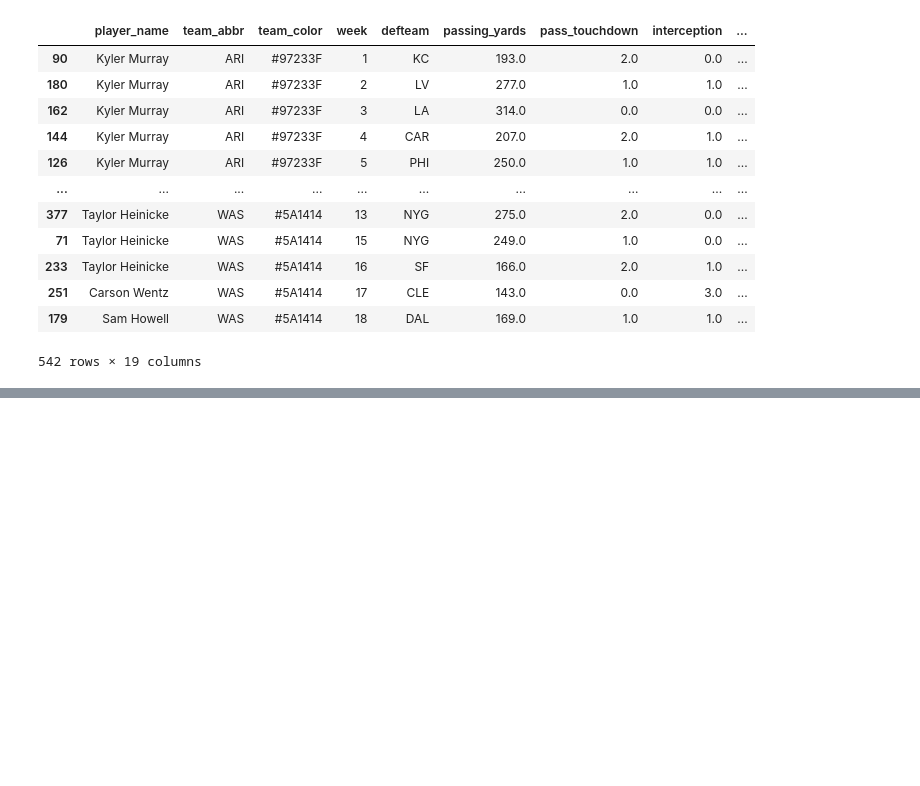
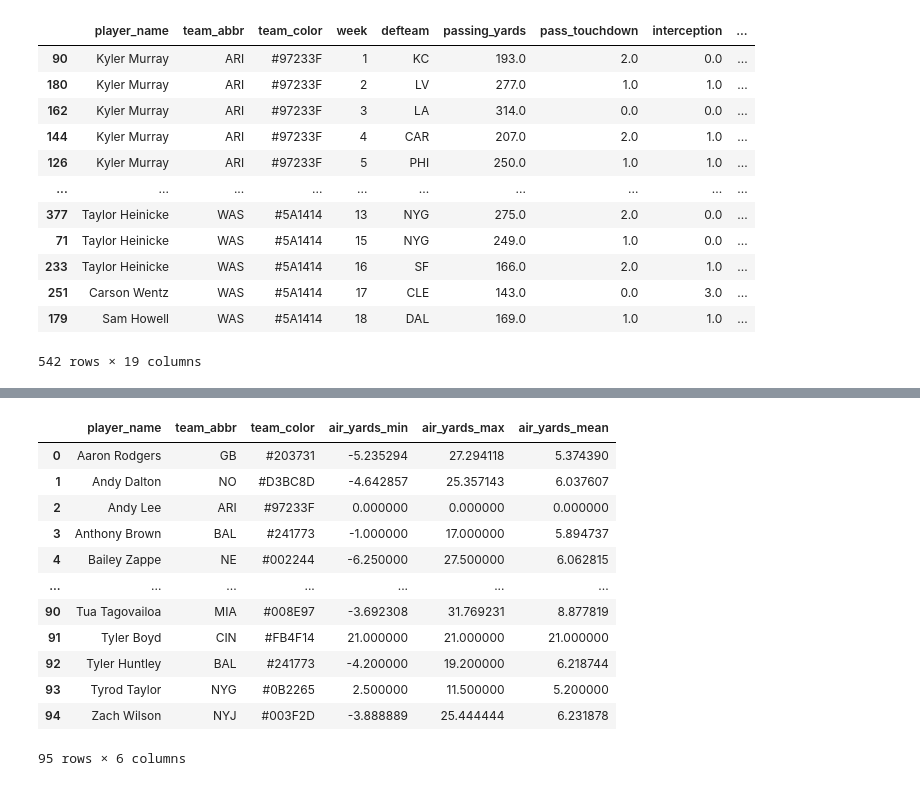
Before and after one commit to Crawford92/databall, a Jupyter notebook: PasserDifferential.ipynb, the cells around one changed output, grey strips where cells are left out. Saved outputs shown, nothing was run; the diff lists cells and outputs as text; code cells hidden in the pictures; blank space fills up the shorter version.

```diff
--- a/PasserDifferential.ipynb
+++ b/PasserDifferential.ipynb
@@ -822,0 +915,22 @@ dfPR3
+# %%
+dfTestC2 = (dfTestC2.groupby(["player_name", "team_abbr", "team_color"], as_index=False)
+         .agg({
+              "air_yards_min": "mean",
+              "air_yards_max": "mean",
+              "air_yards_mean": "mean"})
+         )
+dfTestC2
+# %% [output]
+|  | player_name | team_abbr | team_color | air_yards_min | air_yards_max | air_yards_mean |
+| 0 | Aaron Rodgers | GB | #203731 | -5.235294 | 27.294118 | 5.374390 |
+| 1 | Andy Dalton | NO | #D3BC8D | -4.642857 | 25.357143 | 6.037607 |
+| 2 | Andy Lee | ARI | #97233F | 0.000000 | 0.000000 | 0.000000 |
+| 3 | Anthony Brown | BAL | #241773 | -1.000000 | 17.000000 | 5.894737 |
+| 4 | Bailey Zappe | NE | #002244 | -6.250000 | 27.500000 | 6.062815 |
+| ... | ... | ... | ... | ... | ... | ... |
+| 90 | Tua Tagovailoa | MIA | #008E97 | -3.692308 | 31.769231 | 8.877819 |
+| 91 | Tyler Boyd | CIN | #FB4F14 | 21.000000 | 21.000000 | 21.000000 |
+| 92 | Tyler Huntley | BAL | #241773 | -4.200000 | 19.200000 | 6.218744 |
+| 93 | Tyrod Taylor | NYG | #0B2265 | 2.500000 | 11.500000 | 5.200000 |
+| 94 | Zach Wilson | NYJ | #003F2D | -3.888889 | 25.444444 | 6.231878 |
+95 rows × 6 columns
```
Also changed, not shown: parts of 44 cells of this notebook.
